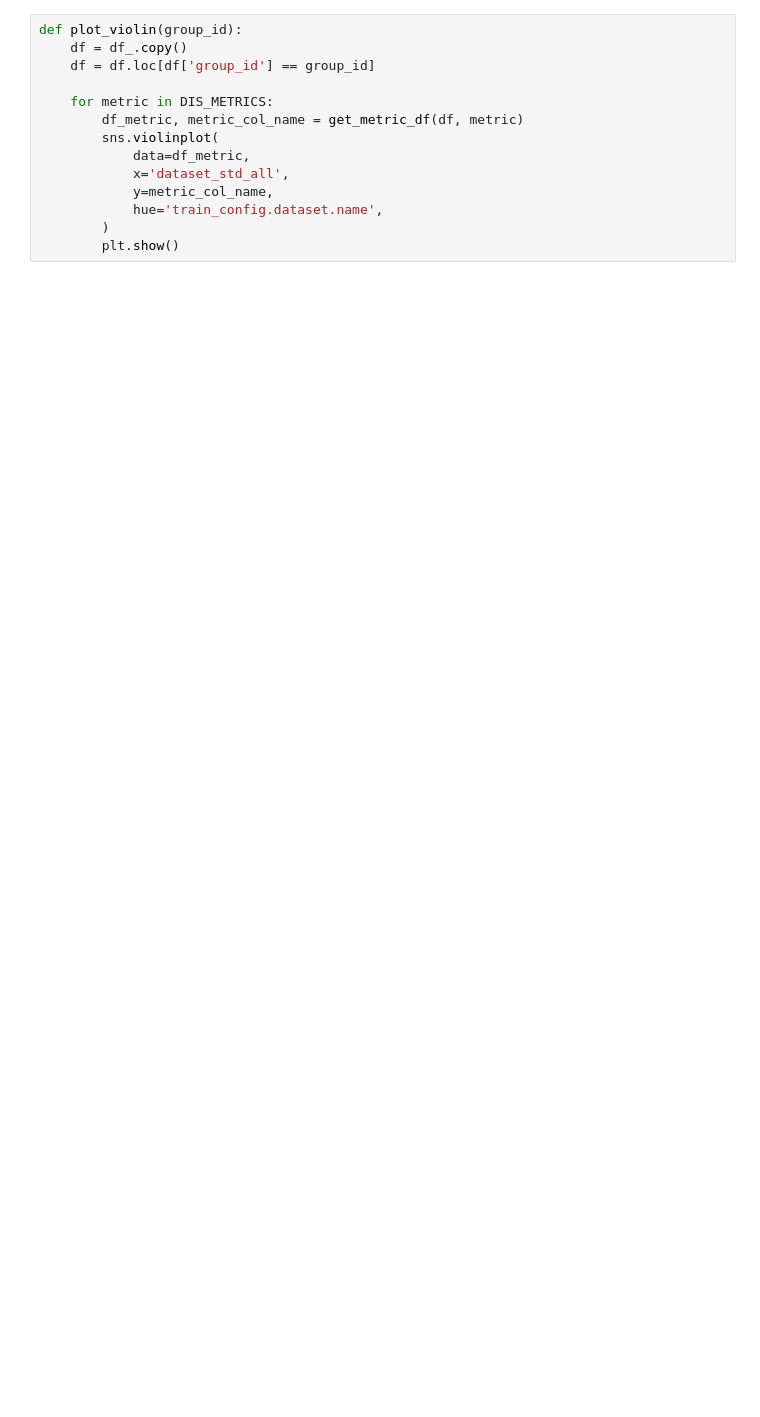
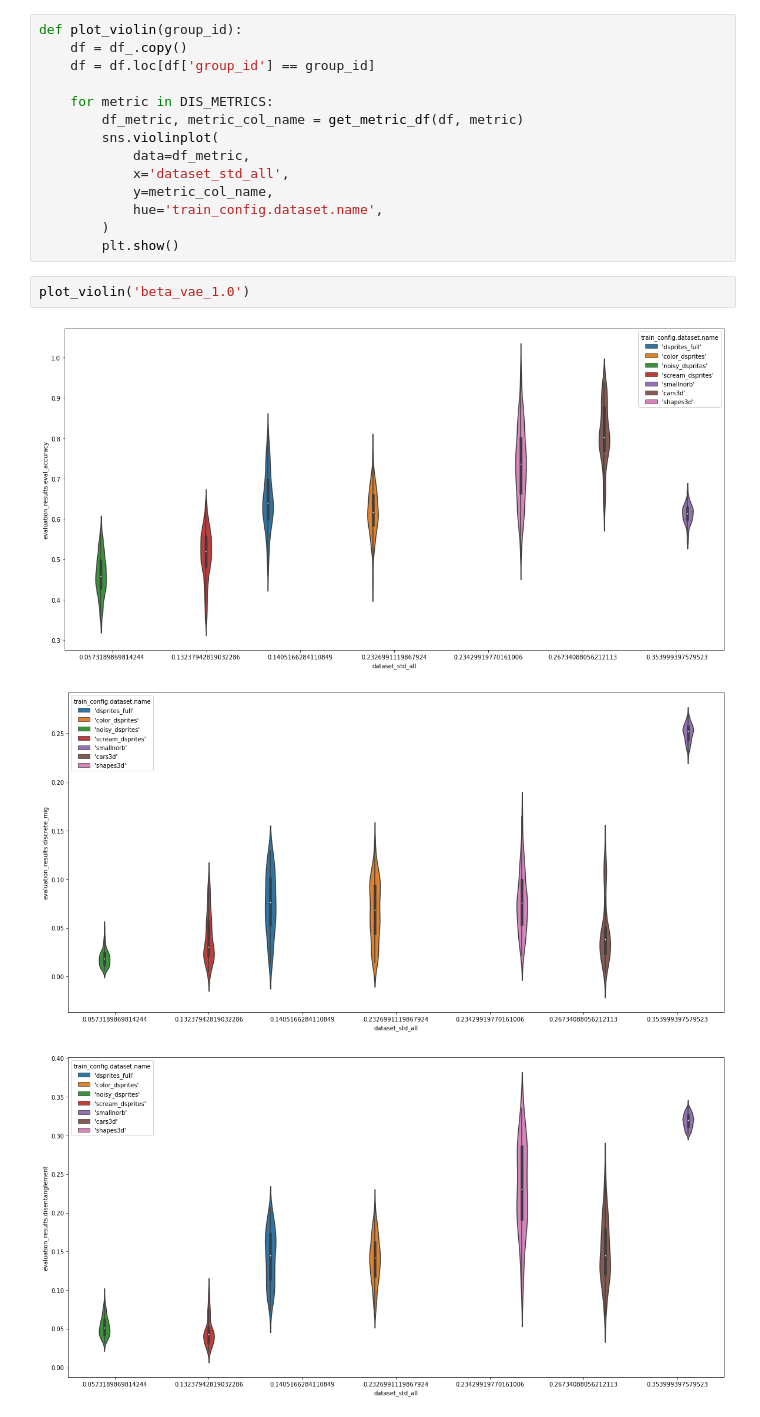
Before and after one commit to homaralex/disentanglement_lib, a Jupyter notebook: plots/notebooks/analyze_hnlpca.ipynb, the cells around one changed output. Cells and saved outputs as stored; diff of their text form; blank space fills up the shorter version.

```diff
--- a/plots/notebooks/analyze_hnlpca.ipynb
+++ b/plots/notebooks/analyze_hnlpca.ipynb
@@ -110,3 +137,9 @@ def plot_violin(group_id):
             hue='train_config.dataset.name',
         )
         plt.show()
+# %%
+plot_violin('beta_vae_1.0')
+# %% [output]
+[figure, added]
+[figure, added]
+[figure, added]
```
Also changed, not shown: parts of 7 cells of this notebook.
